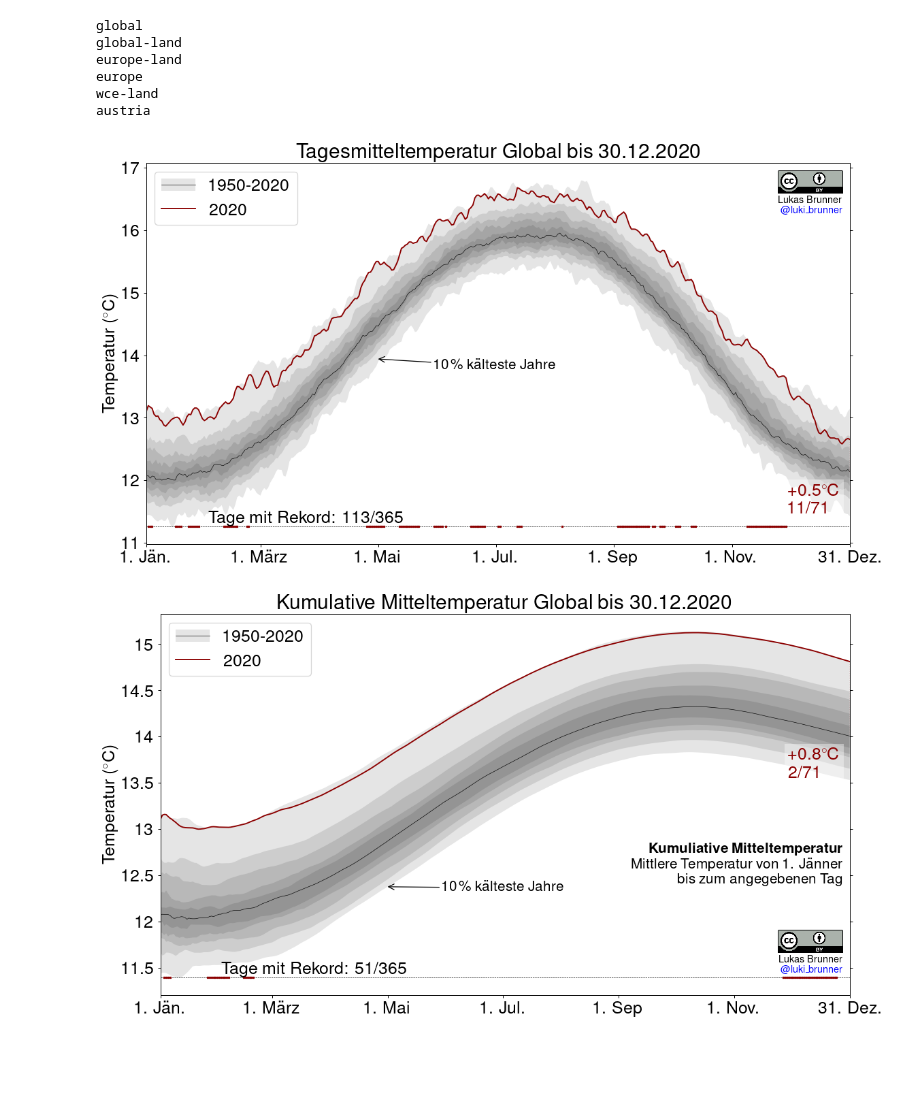
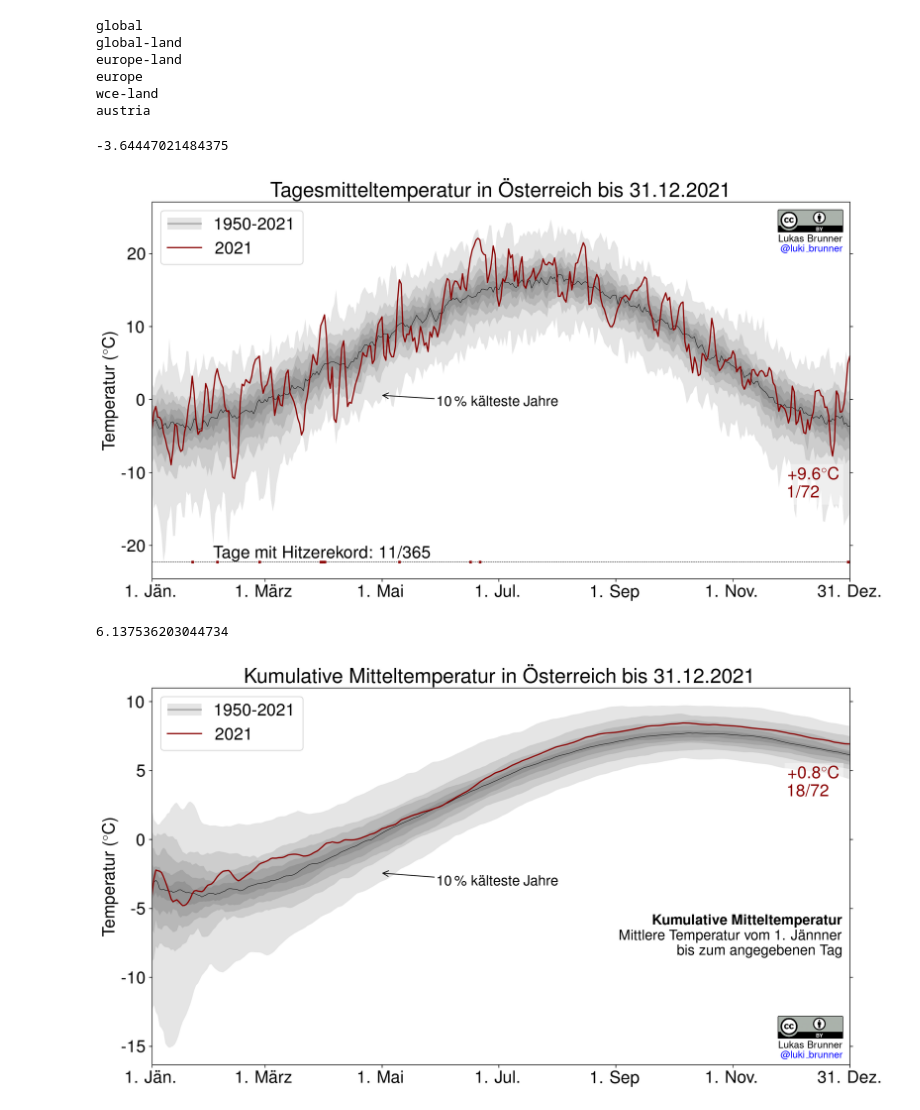
Before and after one commit to lukasbrunner/tas_to_date, a Jupyter notebook: scripts/example.ipynb, the cells around one changed output. Cells and saved outputs as stored; diff of their text form; code cells hidden in the pictures; blank space fills up the shorter version.

```diff
--- a/scripts/example.ipynb
+++ b/scripts/example.ipynb
@@ -15,9 +15,11 @@ wce-land
 austria
 # %%
 ds, _ = load_plot_single(
-    region='global',
-    year=2020,
+    region='austria',
+    year=2021,
 )
 # %% [output]
+-3.64447021484375
-[figure, old version]
+[figure, new version]
+6.137536203044734
-[figure, old version]
+[figure, new version]
```
Also changed, not shown: 8 other files.
